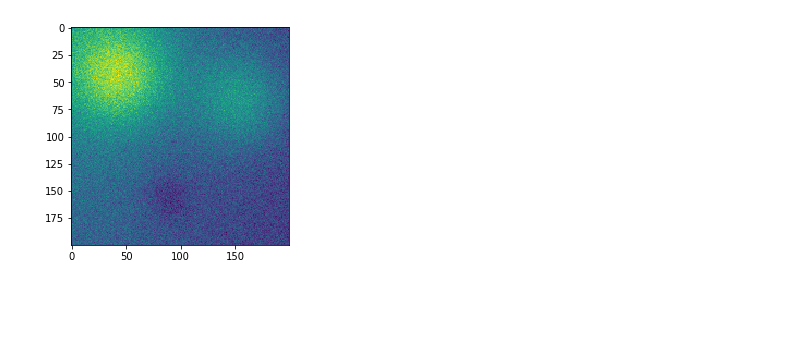
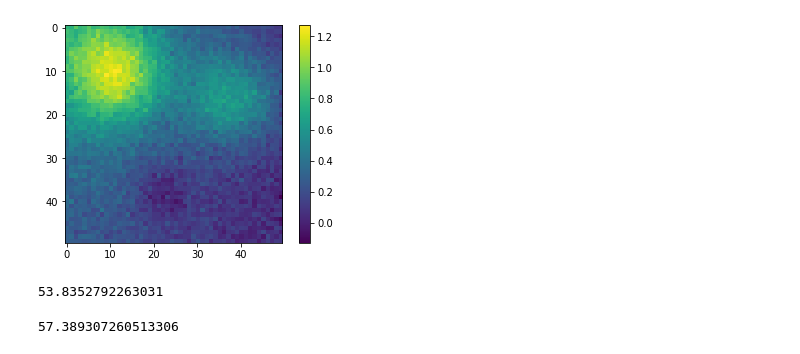
Before and after one commit to VemundST/Project2, a Jupyter notebook: Regression_network.ipynb, the cells around one changed output. Drawn from its saved outputs; the diff is of its cells as text; code cells hidden in the pictures; blank space fills up the shorter version.

```diff
--- a/Regression_network.ipynb
+++ b/Regression_network.ipynb
@@ -23,22 +23,24 @@ from sklearn.linear_model import LogisticRegression
 from sklearn.metrics import accuracy_score
 from sklearn.metrics import log_loss, f1_score
 # %%
-n=200
+n=50
 
 x = np.linspace(0,1,n)
 y = x
 
 x_mesh, y_mesh  = np.meshgrid(x,y)
-noise_level     = 0.1
+noise_level     = 0.05
 frank           = fx.FrankeFunction(x_mesh, y_mesh, noise_level)
 
 
 plt.imshow(frank)
+plt.colorbar()
 plt.show()
 
 frank=frank.ravel()
+frank=frank.reshape([len(frank),1])
 # %% [output]
-[figure, old version]
+[figure, new version]
 # %%
 class ANN():
     def __init__(self, lmb=0, bias=0, eta=0.0001):
@@ -118,18 +123,22 @@ class ANN():
 # %%
-neural_net = ANN(lmb=0.3, bias=0.24, eta=0.00005)
-neural_net.add_layers(n_features=[21,50,50,20], n_neurons = [50,50,20,1] , n_layers=4)
+neural_net = ANN(lmb=lmbmax, bias=0.5, eta=etamax)
+neural_net.add_layers(n_features=[19,50,20], n_neurons = [50,20,1] , n_layers=3)
 
 design=fx.DesignDesign(x,y,5)
+design=np.delete(design, [0,1], axis=1)
 
-activation = [lrf.relu, lrf.relu, lrf.relu, lrf.nooutact]
-derivative = [lrf.relu_deriv, lrf.relu_deriv, lrf.relu_deriv, lrf.nooutact]
+
+activation = [lrf.relu, lrf.sigmoid, lrf.nooutact]
+derivative = [lrf.relu_deriv, lrf.sigmoid_deriv, lrf.nooutact]
 
 start = time.time()
 
 
-epochs=10
-batch_size=100
+epochs=10000
+batch_size=500
 neural_net.train(epochs, batch_size, design,frank,activation,derivative)
 
 end = time.time()
 print(end - start)
+# %% [output]
+53.8352792263031
@@ -137,0 +145,30 @@ as
+# %%
+import NeuralNetwork as nn
+eta_vals = np.logspace(-5, 1, 7)
+lmbd_vals = np.logspace(-5, 1, 7)
+
+
+etamax=eta_vals[4]
+lmbmax=lmbd_vals[0]
+
+neural_net = nn.ANN(lmb=lmbmax, bias=0.5, eta=etamax)
+neural_net.add_layers(n_features=[19,50,20], n_neurons = [50,20,1] , n_layers=3)
+
+design=fx.DesignDesign(x,y,5)
+design=np.delete(design, [0,1], axis=1)
+
+
+activation = [lrf.relu, lrf.sigmoid, lrf.nooutact]
+derivative = [lrf.relu_deriv, lrf.sigmoid_deriv, lrf.nooutact]
+
+start = time.time()
+
+
+epochs=10000
+batch_size=500
+neural_net.train(epochs, batch_size, design,frank,activation,derivative)
+
+end = time.time()
+print(end - start)
+# %% [output]
+57.389307260513306
```
Also changed, not shown: parts of 18 cells of this notebook, 3 other files.
